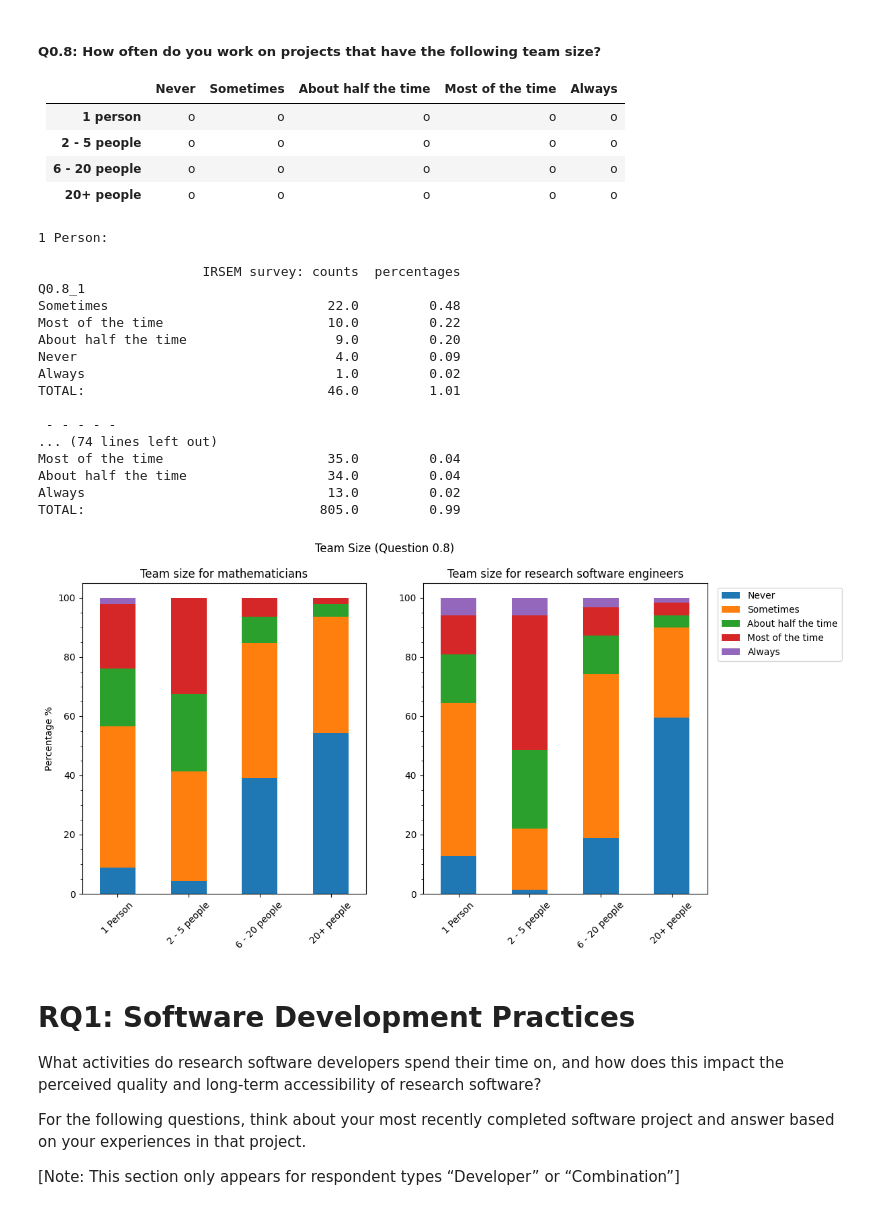
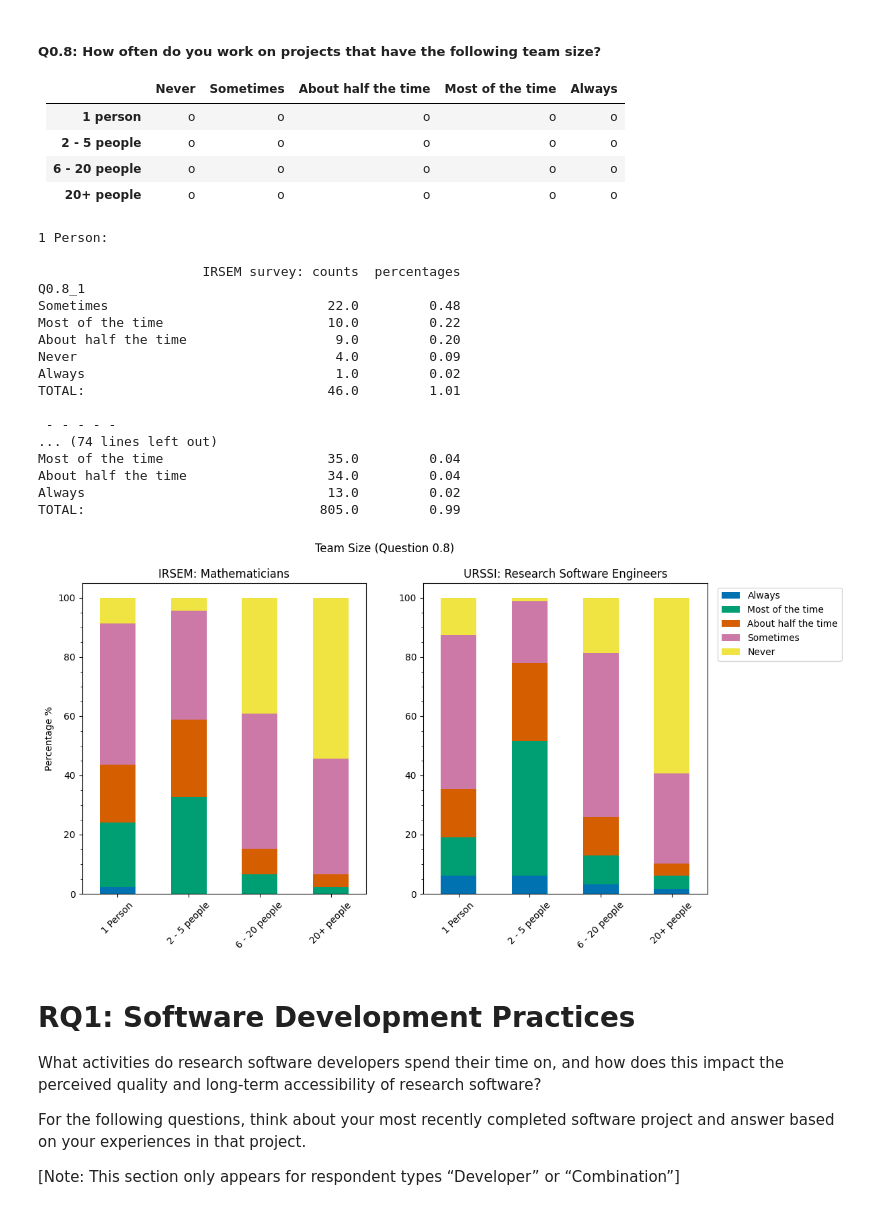
Before and after one commit to Not-Abram/Survey-for-Improving-Research-Software-Engineering-in-Mathematics, a Jupyter notebook: notebooks/surveydatacomparison.ipynb, the cells around one changed output. Saved outputs shown, nothing was run; the diff lists cells and outputs as text; code cells hidden in the pictures.

Commit message:
Graph updates, Colorblind palette

```diff
--- a/notebooks/surveydatacomparison.ipynb
+++ b/notebooks/surveydatacomparison.ipynb
@@ -37,4 +30,16 @@ URSSI = pd.read_csv('../data/URSSI_survey_anonymized20210930.csv')
 # %%
+import matplotlib.pyplot as plt
+import pandas as pd
+import numpy as np
+import seaborn as sns
+
+IRSEM = pd.read_csv('../data/IRSEM_Results.csv')
+URSSI = pd.read_csv('../data/URSSI_survey_anonymized20210930.csv')
+
+# Use Seaborn colorblind palette
+plt.style.use('seaborn-v0_8-colorblind')
+
+
 ### print functions ###
 
 # text function: print the answer counts, percentage, and totals for a given question
@@ -121,8 +126,8 @@ def get_likert_data(survey=IRSEM, questionID = "Q0.8", statements = ["1 Person",
 
 def graph_likert_matrix(questionID = "Q0.8",
                         title = "Team Size (Question 0.8)",
-                        IRSEMsubtitle = "Team size for mathematicians",
-                        URSSIsubtitle = "Team size for research software engineers",
+                        IRSEMsubtitle = "IRSEM: Mathematicians",
+                        URSSIsubtitle = "URSSI: Research Software Engineers",
                         statements = ["1 Person", "2 - 5 people", "6 - 20 people", "20+ people"],
                         answers = ['Never', 'Sometimes', 'About half the time', 'Most of the time', 'Always'],
                         percentage = True,
@@ -167,9 +172,9 @@ def graph_likert_matrix(questionID = "Q0.8",
 # graph question in a standard format
 def graph_question(questionID = "Q0.1",
                   title = "Respondent type (Demographics: question 1)",
-                  IRSEMsubtitle = "Mathematician respondent types",
-                  URSSIsubtitle = "Research Software Engineer respondent types",
-                  statement = "Respondent type",
+                  IRSEMsubtitle = "IRSEM: Mathematicians",
+                  URSSIsubtitle = "URSSI: Research Software Engineers",
+                  statement = "",
                   answersIRSEM=[],
                   answersURSSI=[],
                   percentage = True,
@@ -506,41 +498,38 @@ TOTAL:                              1042.0         0.99
 # %%
 questionID = "Q0.8"
 title = 'Team Size (Question 0.8)'
-figtitle1 = 'Team size for mathematicians'
-figtitle2 = 'Team size for research software engineers'
 STATEMENTS = ["1 Person",
               "2 - 5 people",
               "6 - 20 people",
               "20+ people"]
-ANSWERS = ['Never',
+ANSWERS = ['Always',
+           'Most of the time',
+           'About half the time',
            'Sometimes',
-           'About half the time',
-           'Most of the time',
-           'Always']
-
+           'Never']
 
 # print raw data
 print_question_set(question=questionID, statements=STATEMENTS)
-graph_likert_matrix(questionID=questionID, title=title, IRSEMsubtitle=figtitle1, URSSIsubtitle=figtitle2, statements=STATEMENTS, answers=ANSWERS, percentage=True)
+graph_likert_matrix(questionID=questionID, title=title, statements=STATEMENTS, answers=ANSWERS, percentage=True)
 # %% [output]
 1 Person:
 
                      IRSEM survey: counts  percentages
 Q0.8_1
 Sometimes                            22.0         0.48
 Most of the time                     10.0         0.22
 About half the time                   9.0         0.20
 Never                                 4.0         0.09
 Always                                1.0         0.02
 TOTAL:                               46.0         1.01
 
  - - - - -
 ... (74 lines left out)
 Most of the time                     35.0         0.04
 About half the time                  34.0         0.04
 Always                               13.0         0.02
 TOTAL:                              805.0         0.99
-[figure, old version]
+[figure, new version]
 # %% [markdown]
 # RQ1: Software Development Practices
 What activities do research software developers spend their time on, and how does this impact the perceived quality and long-term accessibility of research software?
```
Also changed, not shown: parts of 22 cells of this notebook, 2 other files.
